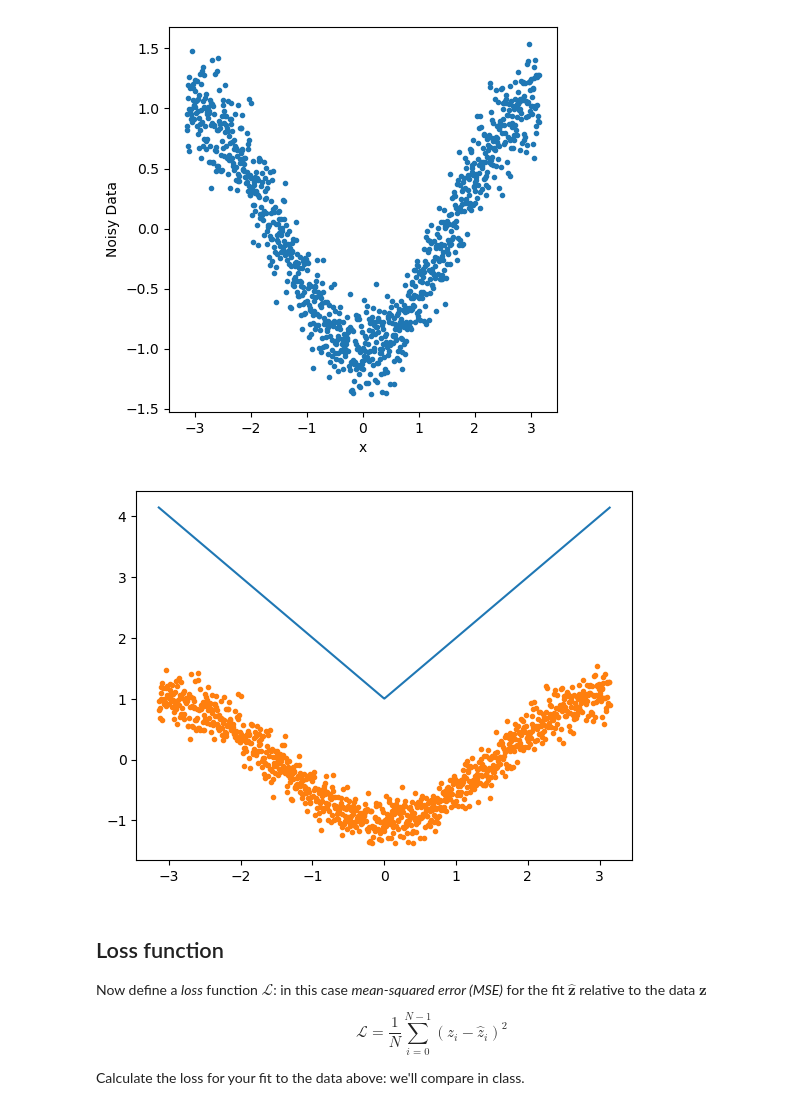
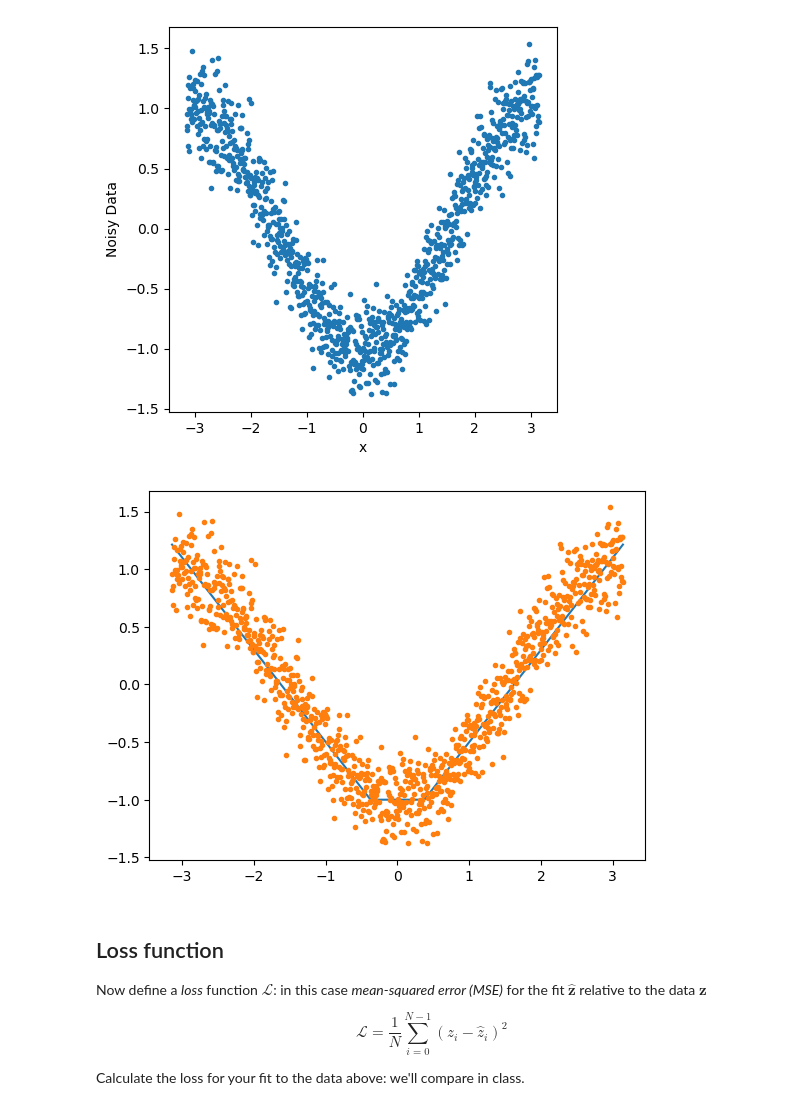
Before and after one commit to arif-geo/e_sci_data_analysis_test, a Jupyter notebook: earth_sci_data_analysis/lesson_7_ML/07_workalong01_machine_learning_basics.ipynb, the cells around one changed output. Drawn from its saved outputs; the diff is of its cells as text; code cells hidden in the pictures.

```diff
--- a/earth_sci_data_analysis/lesson_7_ML/07_workalong01_machine_learning_basics.ipynb
+++ b/earth_sci_data_analysis/lesson_7_ML/07_workalong01_machine_learning_basics.ipynb
@@ -78,16 +80,16 @@ def relu_sum(x : np.ndarray, w : np.ndarray, b : np.ndarray, bias : float = 0) -
     return relu(w[0]*x + b[0]) + relu(w[1]*x + b[1]) + bias
 # %%
 """ Plot the sum of two relus, with w, b such that the function fits the data. """
-w = np.array([-1, 1])
-b = np.array([.001, -.001])
+w = np.array([-.8, .8])
+b = np.array([.3,.3])
 
 fig, ax = plt.subplots()
 
-ax.plot(x, relu_sum(x, w, b, bias=1), label="relu_sum")
+ax.plot(x, relu_sum(x, w, b, bias=-1.6), label="relu_sum")
 ax.plot(x, noisy_data, '.', label="data")
 plt.show()
 # %% [output]
-[figure, old version]
+[figure, new version]
 # %% [markdown]
 ## Loss function
 
```
Also changed, not shown: parts of 8 cells of this notebook.
